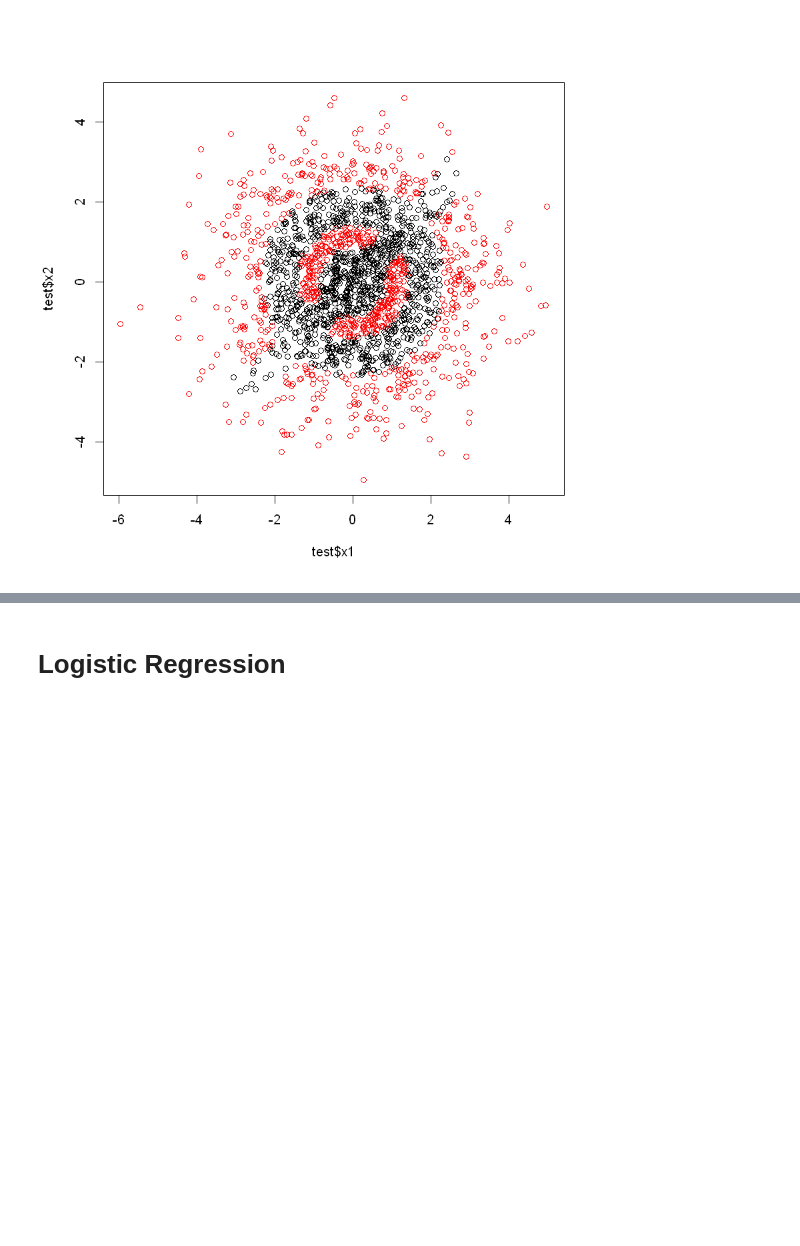
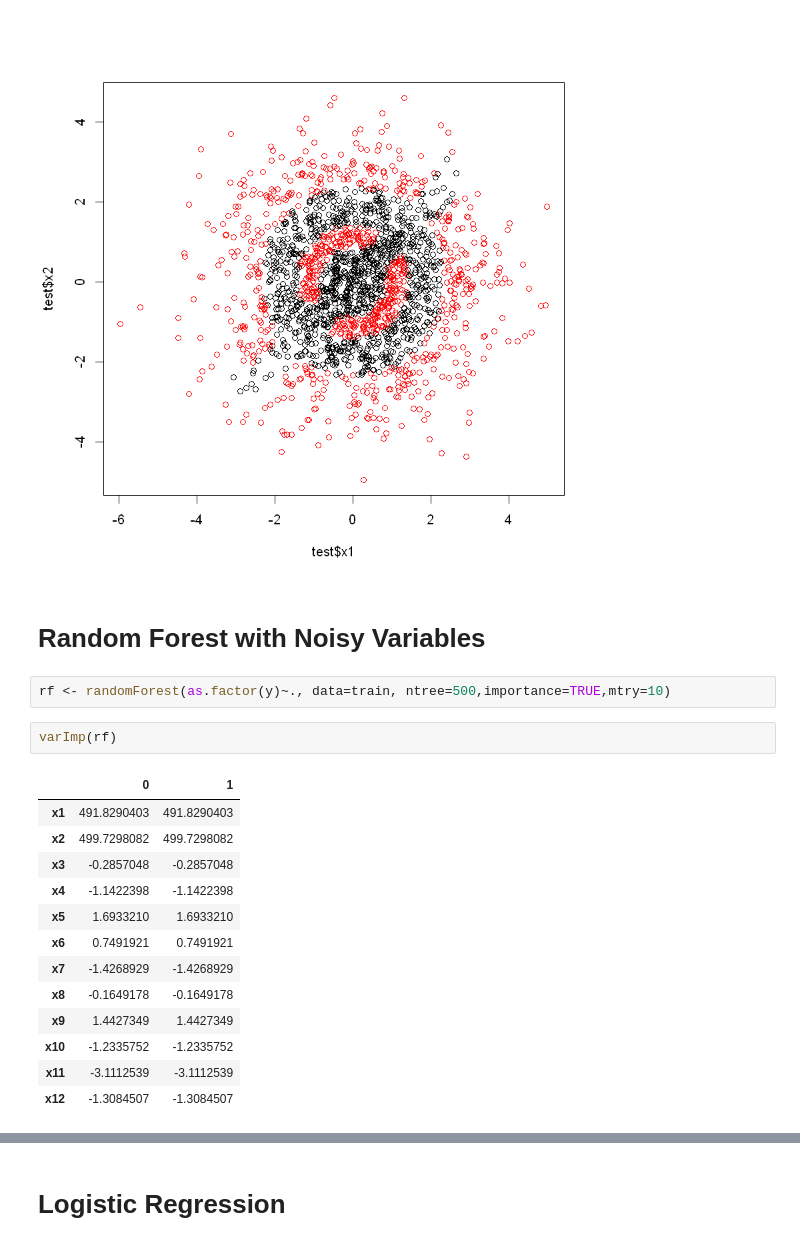
Before and after one commit to tanawitpat/non-linear-relationship-simuation, a Jupyter notebook: Script.ipynb, the cells around one changed output, grey strips where cells are left out. Drawn from its saved outputs; the diff is of its cells as text; blank space fills up the shorter version.

```diff
--- a/Script.ipynb
+++ b/Script.ipynb
@@ -100,3 +100,23 @@ Prediction    0    1
 plot(test$x1, test$x2, col=ifelse(test$predicted==0, "black", "red"))
 # %% [output]
 [figure]
+# %% [markdown]
+# Random Forest with Noisy Variables
+# %%
+rf <- randomForest(as.factor(y)~., data=train, ntree=500,importance=TRUE,mtry=10)
+# %%
+varImp(rf)
+# %% [output]
+|  | 0 | 1 |
+| x1 | 491.8290403 | 491.8290403 |
+| x2 | 499.7298082 | 499.7298082 |
+| x3 | -0.2857048 | -0.2857048 |
+| x4 | -1.1422398 | -1.1422398 |
+| x5 | 1.6933210 | 1.6933210 |
+| x6 | 0.7491921 | 0.7491921 |
+| x7 | -1.4268929 | -1.4268929 |
+| x8 | -0.1649178 | -0.1649178 |
+| x9 | 1.4427349 | 1.4427349 |
+| x10 | -1.2335752 | -1.2335752 |
+| x11 | -3.1112539 | -3.1112539 |
+| x12 | -1.3084507 | -1.3084507 |
```
Also changed, not shown: parts of 1 cell of this notebook, 1 other file.
